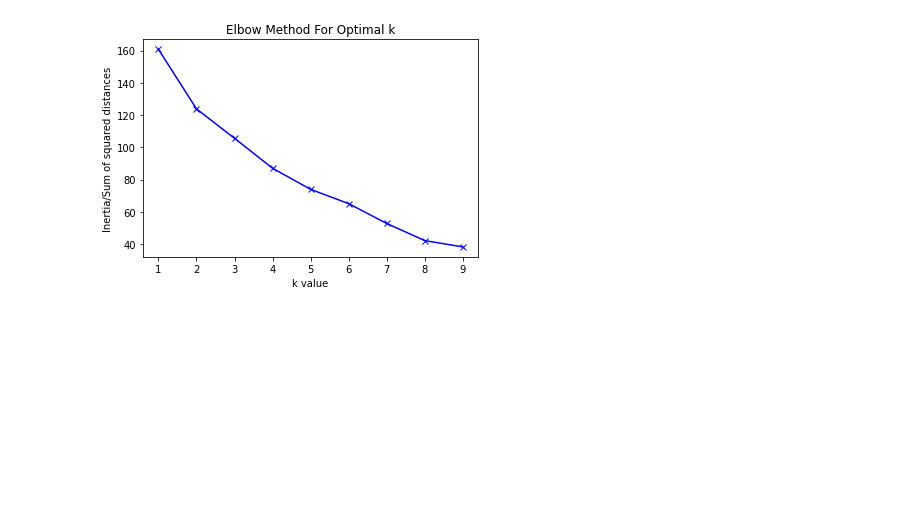
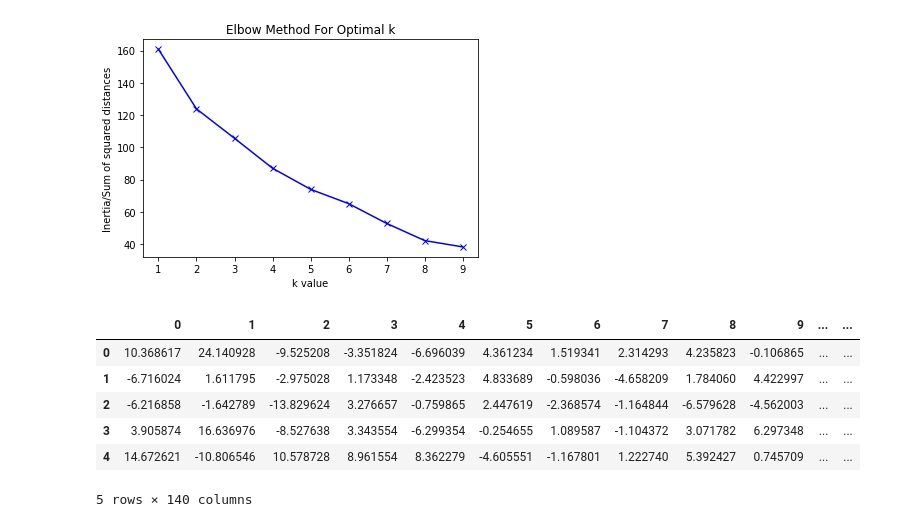
Before and after one commit to supulij/Arvato-Customer-Segmentation-for-mail-order, a Jupyter notebook: Nanodegree-TempNotebook.ipynb, the cells around one changed output. Saved outputs shown, nothing was run; the diff lists cells and outputs as text; code cells hidden in the pictures; blank space fills up the shorter version.

```diff
--- a/Nanodegree-TempNotebook.ipynb
+++ b/Nanodegree-TempNotebook.ipynb
@@ -323,3 +491,15 @@ plt.title('Elbow Method For Optimal k')
 plt.show()
 # %% [output]
 [figure]
+# %%
+customer2 = pd.read_csv("customers_transformed.zip",compression='zip')
+# %%
+customer2.head()
+# %% [output]
+|  | 0 | 1 | 2 | 3 | 4 | 5 | 6 | 7 | 8 | 9 | ... | ... |
+| 0 | 10.368617 | 24.140928 | -9.525208 | -3.351824 | -6.696039 | 4.361234 | 1.519341 | 2.314293 | 4.235823 | -0.106865 | ... | ... |
+| 1 | -6.716024 | 1.611795 | -2.975028 | 1.173348 | -2.423523 | 4.833689 | -0.598036 | -4.658209 | 1.784060 | 4.422997 | ... | ... |
+| 2 | -6.216858 | -1.642789 | -13.829624 | 3.276657 | -0.759865 | 2.447619 | -2.368574 | -1.164844 | -6.579628 | -4.562003 | ... | ... |
+| 3 | 3.905874 | 16.636976 | -8.527638 | 3.343554 | -6.299354 | -0.254655 | 1.089587 | -1.104372 | 3.071782 | 6.297348 | ... | ... |
+| 4 | 14.672621 | -10.806546 | 10.578728 | 8.961554 | 8.362279 | -4.605551 | -1.167801 | 1.222740 | 5.392427 | 0.745709 | ... | ... |
+5 rows × 140 columns
```
Also changed, not shown: parts of 33 cells of this notebook, 2 other files.
